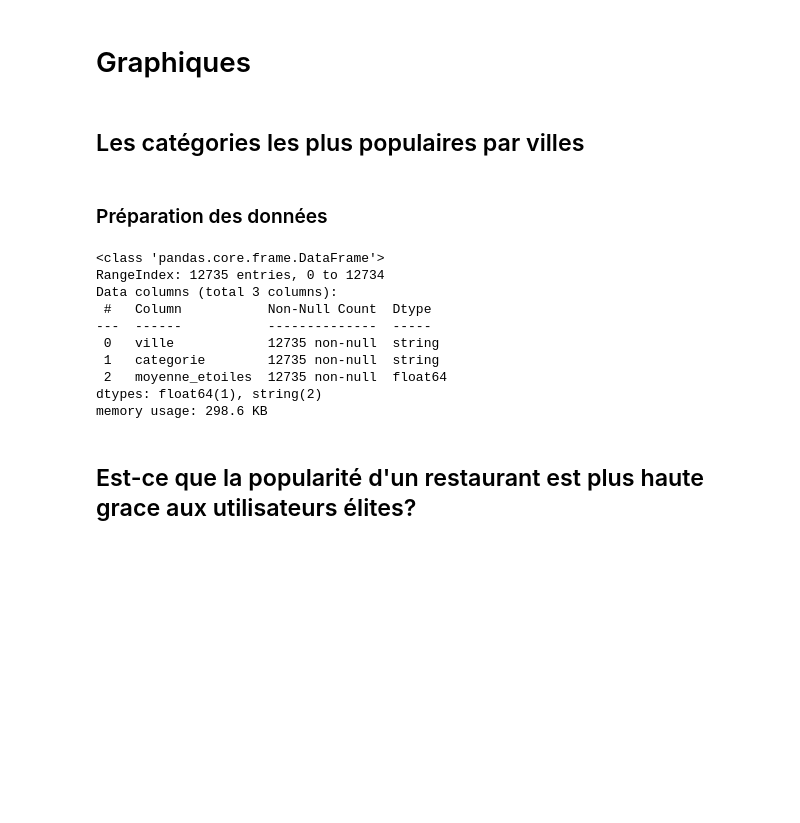
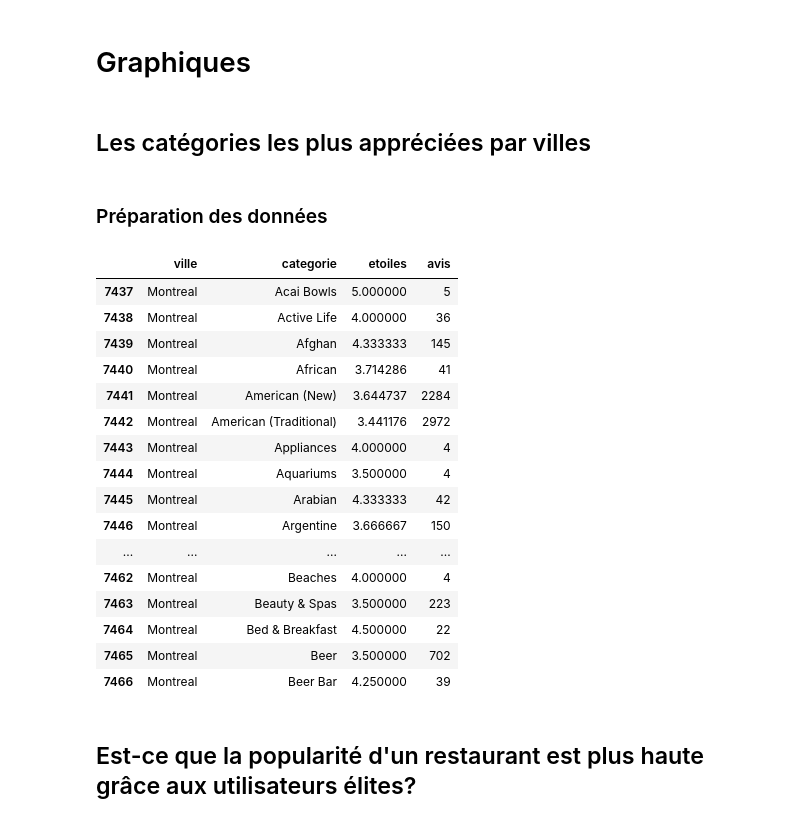
Before and after one commit to Marc-AntoineMercier/420-514-MV-TP03, a Jupyter notebook: nettoyage.ipynb, the cells around one changed output. Cells and saved outputs as stored; diff of their text form; code cells hidden in the pictures; blank space fills up the shorter version.

```diff
--- a/nettoyage.ipynb
+++ b/nettoyage.ipynb
@@ -1283,26 +1285,37 @@ df_business
 # %% [markdown]
 # Graphiques
 # %% [markdown]
-## Les catégories les plus populaires par villes
+## Les catégories les plus appréciées par villes
 # %% [markdown]
 ### Préparation des données
 # %%
-df_categories_populaires = df_categories.merge(df_restaurants[['restaurant_id', 'ville', 'moyenne_etoiles']], how='left', on='restaurant_id')
-df_categories_populaires = df_categories_populaires.groupby(['ville', 'categorie'])['moyenne_etoiles'].mean().reset_index()
+df_categories_aimees = df_categories.merge(df_restaurants[['restaurant_id', 'ville', 'moyenne_etoiles']], how='left', on='restaurant_id')
+df_categories_aimees = df_categories_aimees.merge(review_count[['restaurant_id', 'review_count']], how='left', on='restaurant_id' )
+
+df_categories_aimees = (df_categories_aimees.groupby(['ville', 'categorie']).agg(
+    etoiles=('moyenne_etoiles', 'mean'),
+    avis=('review_count', 'sum'))).reset_index()
 
 villes = ['Montreal', 'Laval', 'Toronto', 'Longueuil', 'Brampton', 'Etobicoke', 'Markham', 'Calgary', 'Mississauga', 'Saint-Leonard']
 
-df_categories_populaires.info()
+df_categories_aimees[df_categories_aimees['ville'] == 'Montreal'].head(30)
 # %% [output]
-<class 'pandas.core.frame.DataFrame'>
-RangeIndex: 12735 entries, 0 to 12734
-Data columns (total 3 columns):
- #   Column           Non-Null Count  Dtype
----  ------           --------------  -----
- 0   ville            12735 non-null  string
- 1   categorie        12735 non-null  string
- 2   moyenne_etoiles  12735 non-null  float64
-dtypes: float64(1), string(2)
-memory usage: 298.6 KB
+|  | ville | categorie | etoiles | avis |
+| 7437 | Montreal | Acai Bowls | 5.000000 | 5 |
+| 7438 | Montreal | Active Life | 4.000000 | 36 |
+| 7439 | Montreal | Afghan | 4.333333 | 145 |
+| 7440 | Montreal | African | 3.714286 | 41 |
+| 7441 | Montreal | American (New) | 3.644737 | 2284 |
+| 7442 | Montreal | American (Traditional) | 3.441176 | 2972 |
+| 7443 | Montreal | Appliances | 4.000000 | 4 |
+| 7444 | Montreal | Aquariums | 3.500000 | 4 |
+| 7445 | Montreal | Arabian | 4.333333 | 42 |
+| 7446 | Montreal | Argentine | 3.666667 | 150 |
+| ... | ... | ... | ... | ... |
+| 7462 | Montreal | Beaches | 4.000000 | 4 |
+| 7463 | Montreal | Beauty & Spas | 3.500000 | 223 |
+| 7464 | Montreal | Bed & Breakfast | 4.500000 | 22 |
+| 7465 | Montreal | Beer | 3.500000 | 702 |
+| 7466 | Montreal | Beer Bar | 4.250000 | 39 |
 # %% [markdown]
-## Est-ce que la popularité d'un restaurant est plus haute grace aux utilisateurs élites?
+## Est-ce que la popularité d'un restaurant est plus haute grâce aux utilisateurs élites?
```
Also changed, not shown: parts of 1 cell of this notebook.
